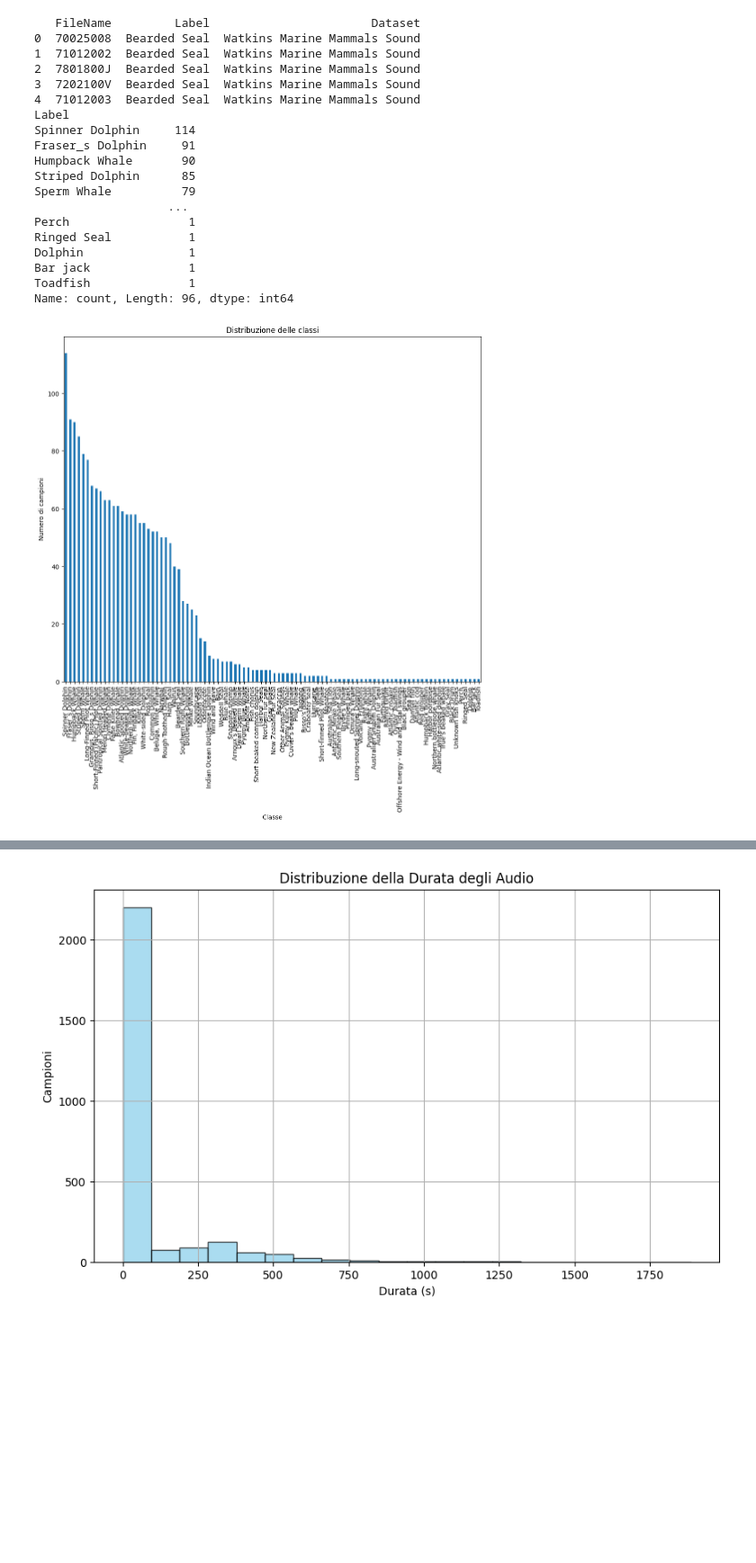
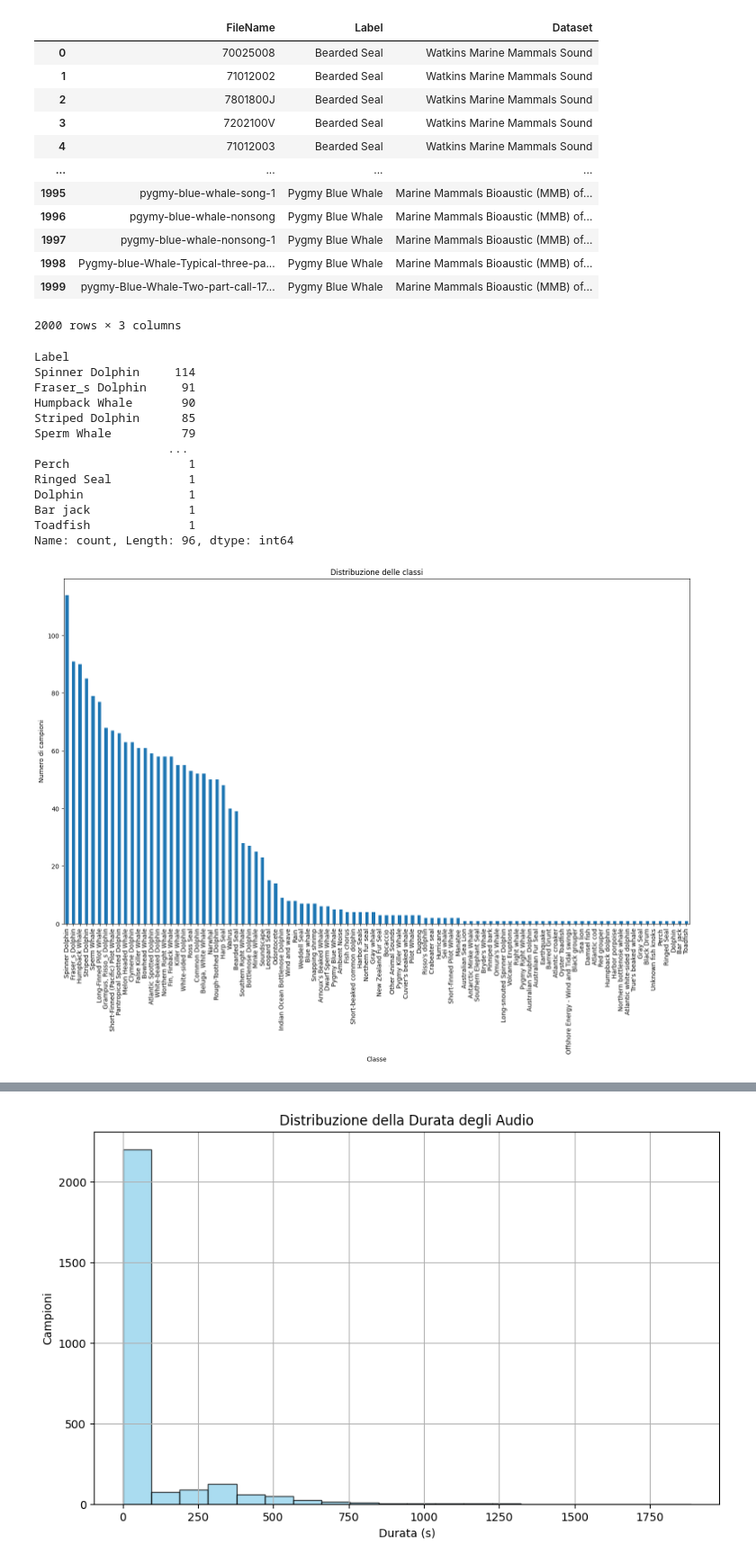
Before and after one commit to antoniopisu/UnderwaterSoundClassification, a Jupyter notebook: dataAnalisys.ipynb, the cells around one changed output, grey strips where cells are left out. Shown at 90% size. Saved outputs shown, nothing was run; the diff lists cells and outputs as text; code cells hidden in the pictures; blank space fills up the shorter version.

```diff
--- a/dataAnalisys.ipynb
+++ b/dataAnalisys.ipynb
@@ -136,36 +122,43 @@ Script per scrivere le caratteristiche in un file csv
 # %%
 df = pd.read_csv("Dataset/Non-Target/metadata-NonTarget.csv")
-# Visualizza le prime righe del DataFrame
-print(df.head())
+
+display(df)
 
 # Conta il numero di campioni per ogni classe
 print(df['Label'].value_counts())
 # Esempio di grafico a barre delle classi nel dataset
-plt.figure(figsize=(12, 10))
+plt.figure(figsize=(18, 10))
 df['Label'].value_counts().plot(kind='bar')
 plt.title('Distribuzione delle classi')
 plt.xlabel('Classe')
 plt.ylabel('Numero di campioni')
 plt.show()
 # %% [output]
+|  | FileName | Label | Dataset |
+| 0 | 70025008 | Bearded Seal | Watkins Marine Mammals Sound |
+| 1 | 71012002 | Bearded Seal | Watkins Marine Mammals Sound |
+| 2 | 7801800J | Bearded Seal | Watkins Marine Mammals Sound |
+| 3 | 7202100V | Bearded Seal | Watkins Marine Mammals Sound |
+| 4 | 71012003 | Bearded Seal | Watkins Marine Mammals Sound |
+| ... | ... | ... | ... |
+| 1995 | pygmy-blue-whale-song-1 | Pygmy Blue Whale | Marine Mammals Bioaustic (MMB) of... |
+| 1996 | pgymy-blue-whale-nonsong | Pygmy Blue Whale | Marine Mammals Bioaustic (MMB) of... |
+| 1997 | pygmy-blue-whale-nonsong-1 | Pygmy Blue Whale | Marine Mammals Bioaustic (MMB) of... |
+| 1998 | Pygmy-blue-Whale-Typical-three-pa... | Pygmy Blue Whale | Marine Mammals Bioaustic (MMB) of... |
+| 1999 | pygmy-Blue-Whale-Two-part-call-17... | Pygmy Blue Whale | Marine Mammals Bioaustic (MMB) of... |
-   FileName         Label                       Dataset
-0  70025008  Bearded Seal  Watkins Marine Mammals Sound
-1  71012002  Bearded Seal  Watkins Marine Mammals Sound
-2  7801800J  Bearded Seal  Watkins Marine Mammals Sound
-3  7202100V  Bearded Seal  Watkins Marine Mammals Sound
-4  71012003  Bearded Seal  Watkins Marine Mammals Sound
-Label
-Spinner Dolphin     114
-Fraser_s Dolphin     91
-Humpback Whale       90
-Striped Dolphin      85
-Sperm Whale          79
-                   ...
-Perch                 1
-Ringed Seal           1
-Dolphin               1
-Bar jack              1
-Toadfish              1
-Name: count, Length: 96, dtype: int64
+2000 rows × 3 columns
+Label
+Spinner Dolphin     114
+Fraser_s Dolphin     91
+Humpback Whale       90
+Striped Dolphin      85
+Sperm Whale          79
+                   ...
+Perch                 1
+Ringed Seal           1
+Dolphin               1
+Bar jack              1
+Toadfish              1
+Name: count, Length: 96, dtype: int64
-[figure, old version]
+[figure, new version]
 # %% [markdown]
```
Also changed, not shown: parts of 20 cells of this notebook, 1 other file.
